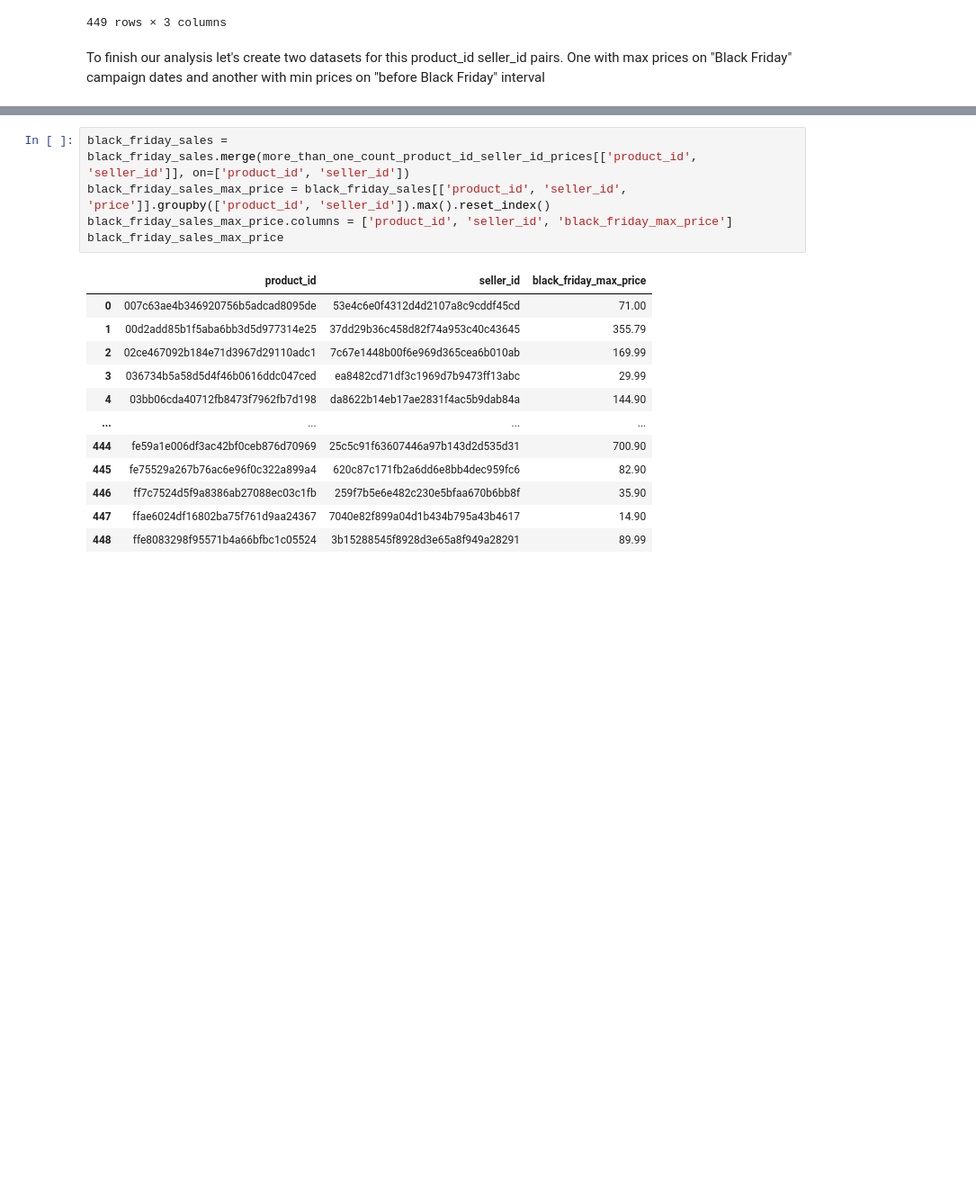
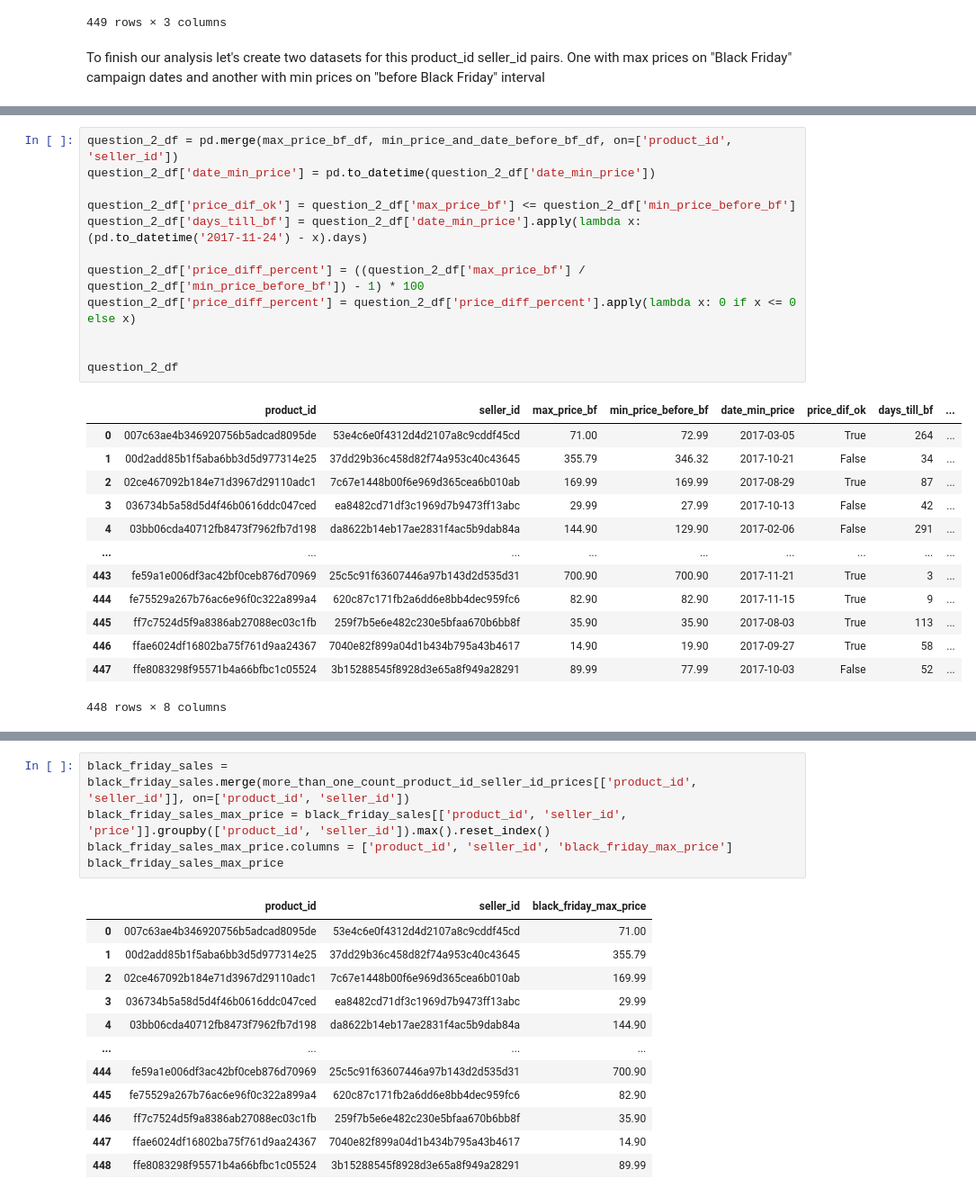
Before and after one commit to MaratJilikbaev/brazilian_e_commerce, a Jupyter notebook: research/goal_realization.ipynb, the cells around one changed output, grey strips where cells are left out. Shown at 90% size. Drawn from its saved outputs; the diff is of its cells as text; blank space fills up the shorter version.

```diff
--- a/research/goal_realization.ipynb
+++ b/research/goal_realization.ipynb
@@ -1038,0 +1101,26 @@ To finish our analysis let's create two datasets for this product_id seller_id p
+# %%
+question_2_df = pd.merge(max_price_bf_df, min_price_and_date_before_bf_df, on=['product_id', 'seller_id'])
+question_2_df['date_min_price'] = pd.to_datetime(question_2_df['date_min_price'])
+
+question_2_df['price_dif_ok'] = question_2_df['max_price_bf'] <= question_2_df['min_price_before_bf']
+question_2_df['days_till_bf'] = question_2_df['date_min_price'].apply(lambda x: (pd.to_datetime('2017-11-24') - x).days)
+
+question_2_df['price_diff_percent'] = ((question_2_df['max_price_bf'] / question_2_df['min_price_before_bf']) - 1) * 100
+question_2_df['price_diff_percent'] = question_2_df['price_diff_percent'].apply(lambda x: 0 if x <= 0 else x)
+
+
+question_2_df
+# %% [output]
+|  | product_id | seller_id | max_price_bf | min_price_before_bf | date_min_price | price_dif_ok | days_till_bf | ... |
+| 0 | 007c63ae4b346920756b5adcad8095de | 53e4c6e0f4312d4d2107a8c9cddf45cd | 71.00 | 72.99 | 2017-03-05 | True | 264 | ... |
+| 1 | 00d2add85b1f5aba6bb3d5d977314e25 | 37dd29b36c458d82f74a953c40c43645 | 355.79 | 346.32 | 2017-10-21 | False | 34 | ... |
+| 2 | 02ce467092b184e71d3967d29110adc1 | 7c67e1448b00f6e969d365cea6b010ab | 169.99 | 169.99 | 2017-08-29 | True | 87 | ... |
+| 3 | 036734b5a58d5d4f46b0616ddc047ced | ea8482cd71df3c1969d7b9473ff13abc | 29.99 | 27.99 | 2017-10-13 | False | 42 | ... |
+| 4 | 03bb06cda40712fb8473f7962fb7d198 | da8622b14eb17ae2831f4ac5b9dab84a | 144.90 | 129.90 | 2017-02-06 | False | 291 | ... |
+| ... | ... | ... | ... | ... | ... | ... | ... | ... |
+| 443 | fe59a1e006df3ac42bf0ceb876d70969 | 25c5c91f63607446a97b143d2d535d31 | 700.90 | 700.90 | 2017-11-21 | True | 3 | ... |
+| 444 | fe75529a267b76ac6e96f0c322a899a4 | 620c87c171fb2a6dd6e8bb4dec959fc6 | 82.90 | 82.90 | 2017-11-15 | True | 9 | ... |
+| 445 | ff7c7524d5f9a8386ab27088ec03c1fb | 259f7b5e6e482c230e5bfaa670b6bb8f | 35.90 | 35.90 | 2017-08-03 | True | 113 | ... |
+| 446 | ffae6024df16802ba75f761d9aa24367 | 7040e82f899a04d1b434b795a43b4617 | 14.90 | 19.90 | 2017-09-27 | True | 58 | ... |
+| 447 | ffe8083298f95571b4a66bfbc1c05524 | 3b15288545f8928d3e65a8f949a28291 | 89.99 | 77.99 | 2017-10-03 | False | 52 | ... |
+448 rows × 8 columns
```
Also changed, not shown: parts of 7 cells of this notebook.
